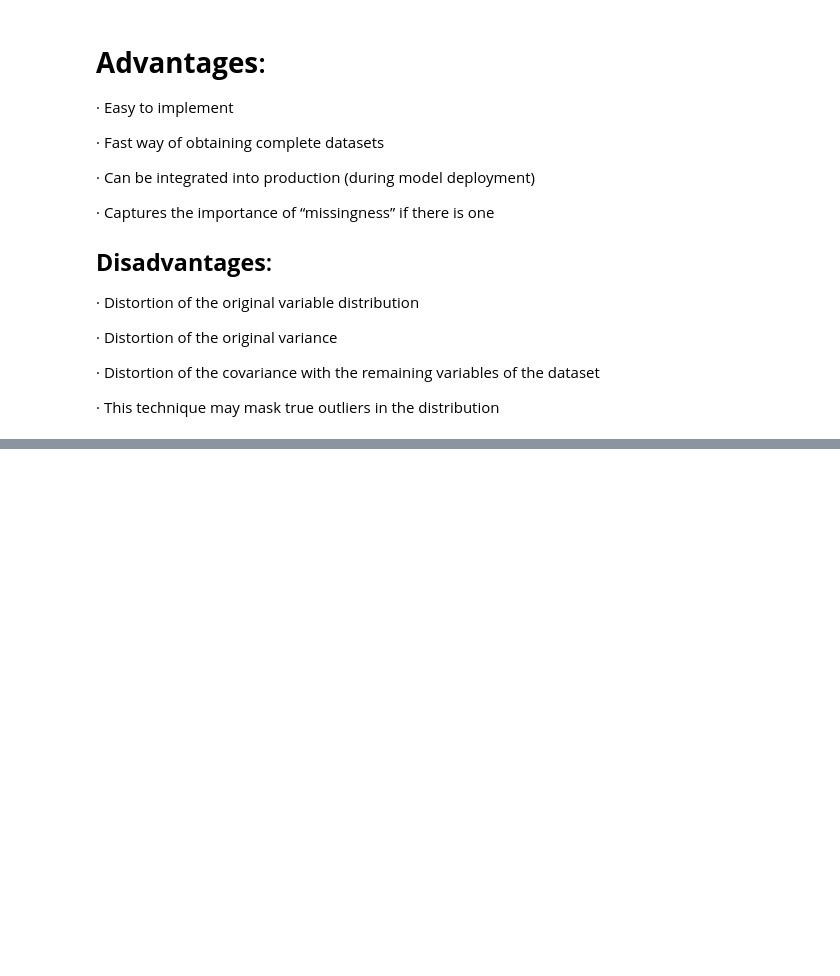
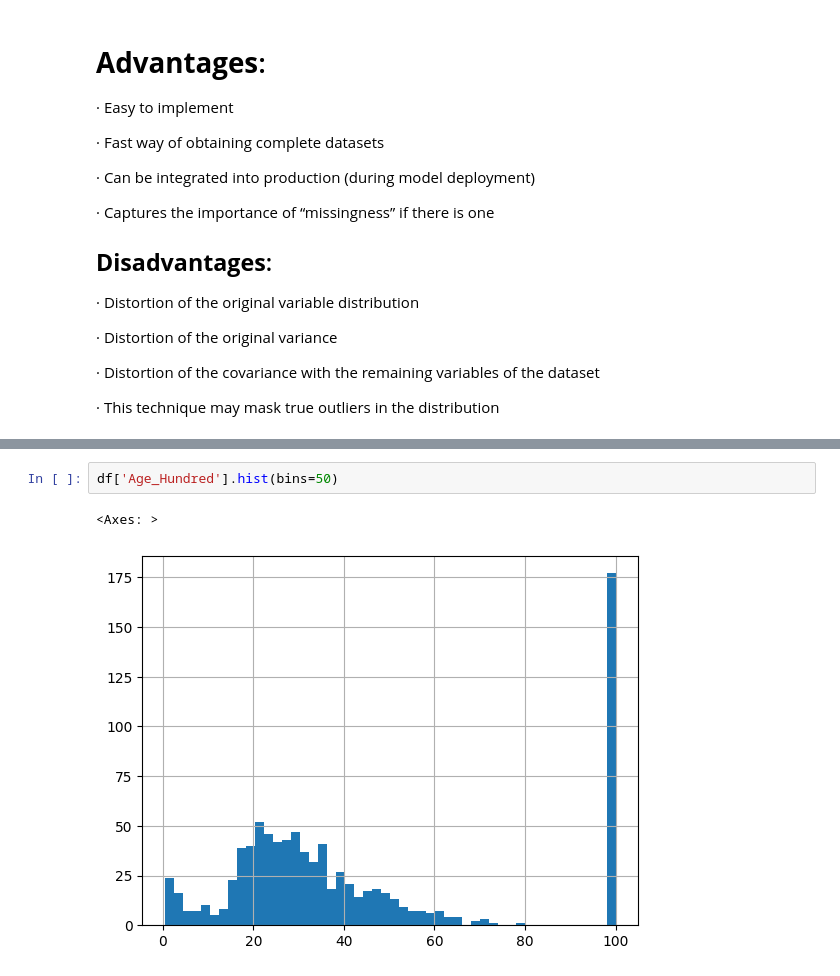
Before and after one commit to Omsai-2000/Exploratory-Data-Analysis, a Jupyter notebook: Handling_missing_values_using_Titanic_dataset.ipynb, the cells around one changed output, grey strips where cells are left out. Cells and saved outputs as stored; diff of their text form; blank space fills up the shorter version.

```diff
--- a/Handling_missing_values_using_Titanic_dataset.ipynb
+++ b/Handling_missing_values_using_Titanic_dataset.ipynb
@@ -411,0 +449,5 @@ sns.boxplot(x='Age_end_distribution',data=df)
+# %%
+df['Age_Hundred'].hist(bins=50)
+# %% [output]
+<Axes: >
+[figure, added]
```
Also changed, not shown: parts of 44 cells of this notebook.
